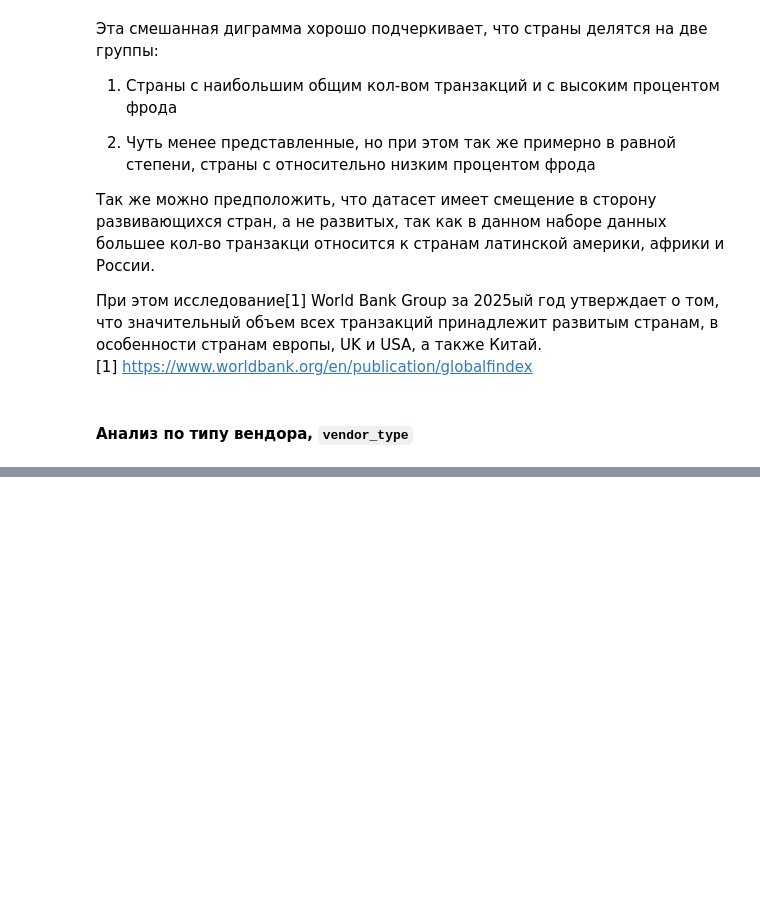
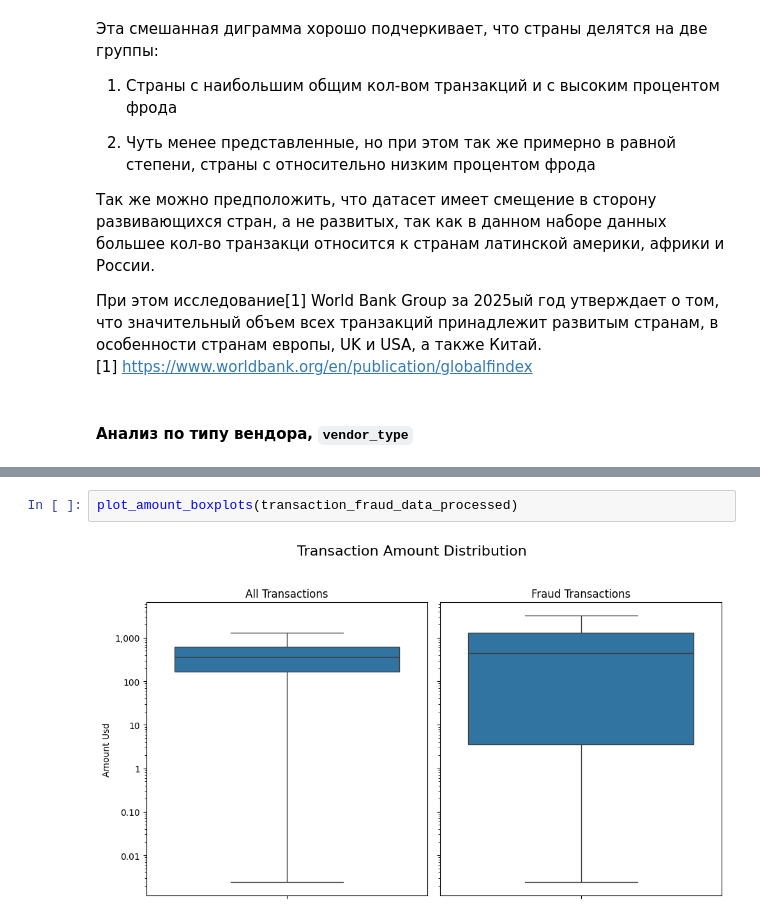
Before and after one commit to SaidKamalov/transaction_fraud_analysis, a Jupyter notebook: EDA.ipynb, the cells around one changed output, grey strips where cells are left out. Cells and saved outputs as stored; diff of their text form; blank space fills up the shorter version.

```diff
--- a/EDA.ipynb
+++ b/EDA.ipynb
@@ -601,0 +884,4 @@ top_fraud_countries
+# %%
+plot_amount_boxplots(transaction_fraud_data_processed)
+# %% [output]
+[figure, added]
```
Also changed, not shown: parts of 23 cells of this notebook.
